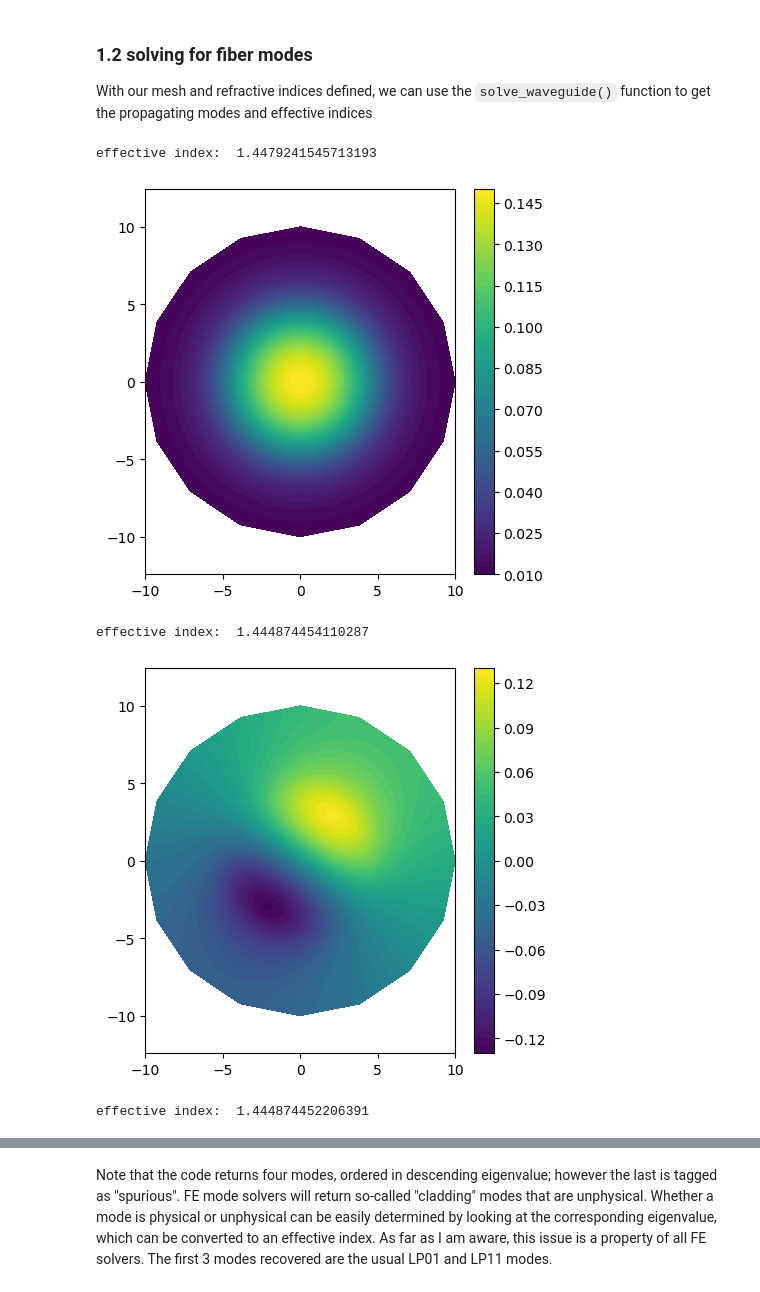
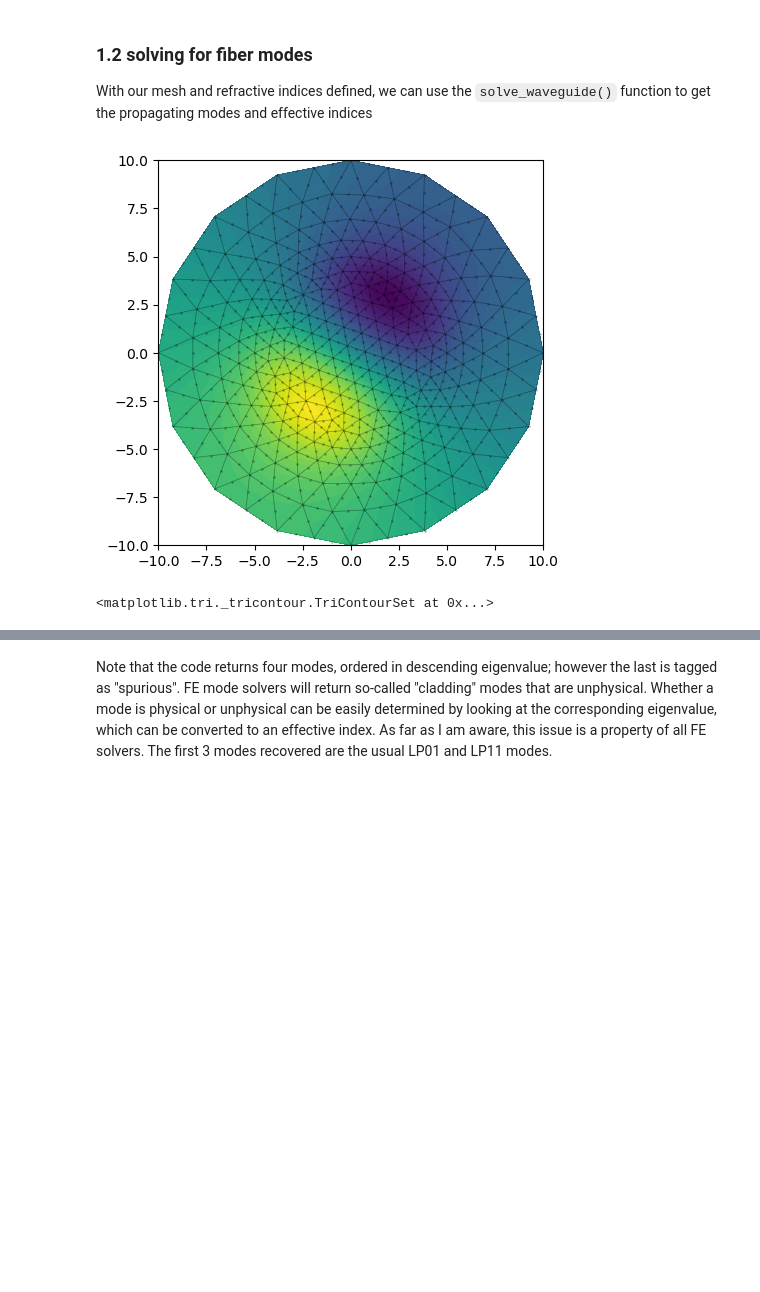
Before and after one commit to SAIL-Labs/wavesolve, a Jupyter notebook: getting-started.ipynb, the cells around one changed output, grey strips where cells are left out. Drawn from its saved outputs; the diff is of its cells as text; code cells hidden in the pictures; blank space fills up the shorter version.

```diff
--- a/getting-started.ipynb
+++ b/getting-started.ipynb
@@ -35,12 +35,10 @@ mesher.plot_mesh(fib,IOR_dict_fib)
 ### 1.2 **solving for fiber modes**
 With our mesh and refractive indices defined, we can use the `solve_waveguide()` function to get the propagating modes and effective indices
 # %%
-from wavesolve.fe_solver import solve_waveguide
+from wavesolve.fe_solver import solve_waveguide,plot_scalar_mode
 
-w_fib,v_fib,N_fib = solve_waveguide(fib,wavelength,IOR_dict_fib,plot=True)
+w_fib,v_fib,N_fib = solve_waveguide(fib,wavelength,IOR_dict_fib,plot=False)
+plot_scalar_mode(fib,v_fib[1],show_mesh=True) # plot mode 1
 # %% [output]
+[figure, new version]
-effective index:  1.4479241545713193
+<matplotlib.tri._tricontour.TriContourSet at 0x...>
-[figure, old version]
-effective index:  1.444874454110287
-[figure, removed]
-effective index:  1.444874452206391
```
Also changed, not shown: parts of 25 cells of this notebook.
